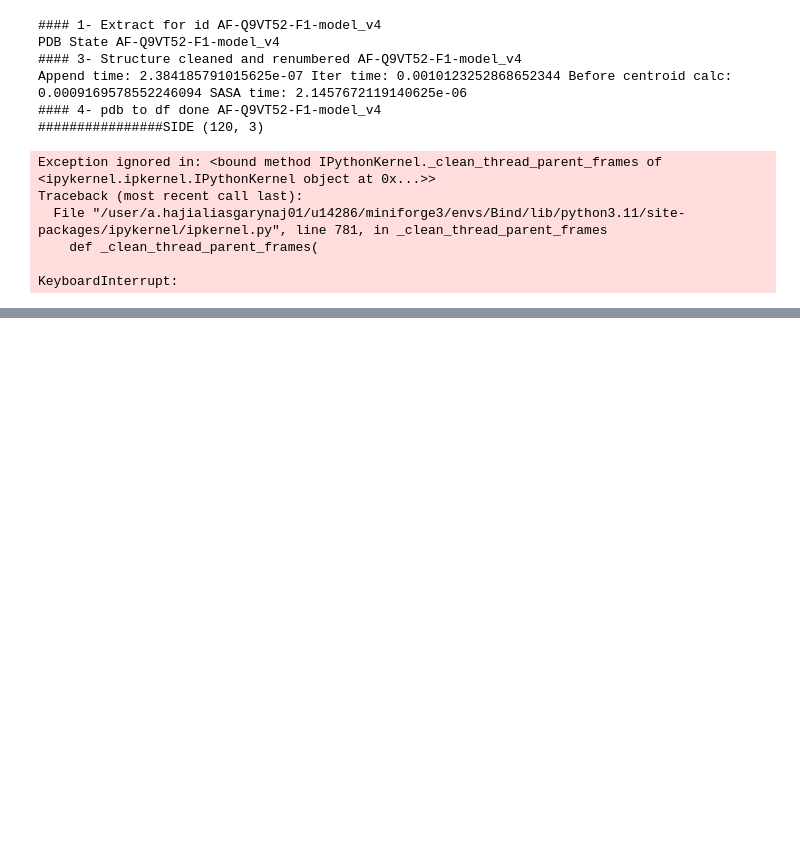
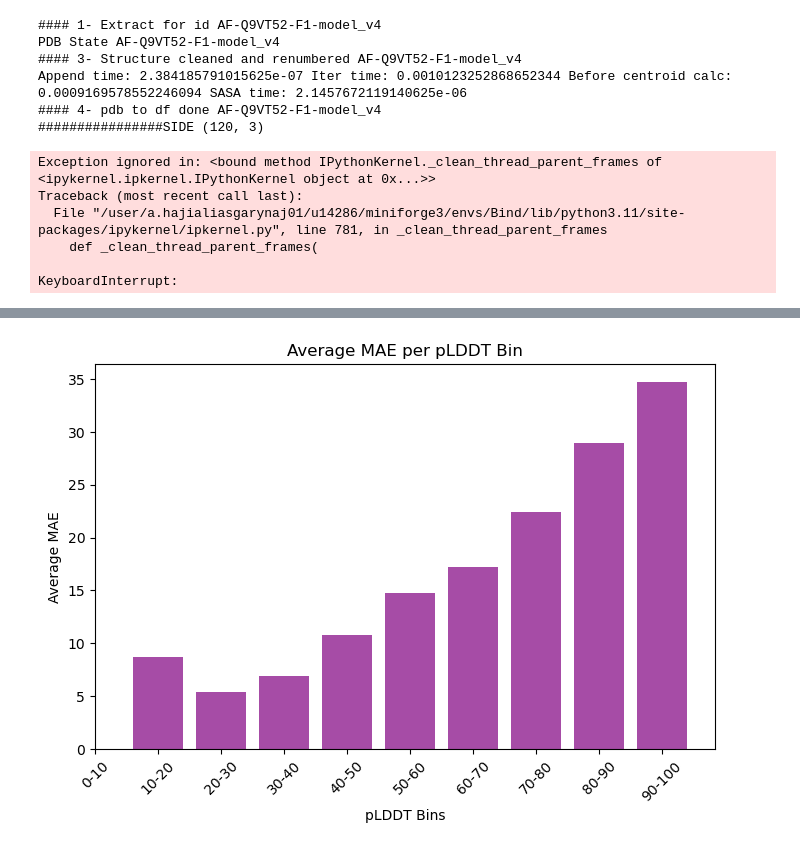
Before and after one commit to AmirAsgary/Bind, a Jupyter notebook: test.ipynb, the cells around one changed output, grey strips where cells are left out. Saved outputs shown, nothing was run; the diff lists cells and outputs as text; code cells hidden in the pictures; blank space fills up the shorter version.

```diff
--- a/test.ipynb
+++ b/test.ipynb
@@ -69,0 +340,69 @@ train_ds = tfmanager.read_dataset()
+# %%
+import numpy as np
+import pandas as pd
+import json
+
+with open('columns.json', 'r') as f:
+    columns = json.load(f)
+dim = 301
+keep_indices = [i for i in range(dim) if i not in remove_set]
+columns2 = [columns[i] for i in keep_indices]
+# =====================================================
+# 1. Bin pLDDTs into 10 bins and calculate average MAE per bin
+# =====================================================
+plddt_values = tf.squeeze(plddt_trues).numpy()
+mae_values = mae_plddt_samplewise.numpy()
+bins = np.linspace(0, 100, 11)  # 10 bins
+bin_indices = np.digitize(plddt_values, bins) - 1
+
+bin_mae = []
+for i in range(len(bins)-1):
+    mask = bin_indices == i
+    if np.any(mask):
+        bin_mae.append(mae_values[mask].mean())
+    else:
+        bin_mae.append(np.nan)
+
+plt.figure(figsize=(8, 5))
+plt.bar(range(10), bin_mae, width=0.8, color='purple', alpha=0.7)
+plt.xticks(range(10), [f"{int(bins[i])}-{int(bins[i+1])}" for i in range(10)], rotation=45)
+plt.xlabel("pLDDT Bins")
+plt.ylabel("Average MAE")
+plt.title("Average MAE per pLDDT Bin")
+plt.show()
+
+# =====================================================
+# 2. Table: Feature-wise Mean and Stddev Error
+# =====================================================
+errors = tf.abs(y_preds - y_trues).numpy()  # (N, 281)
+feature_stats = pd.DataFrame({
+    "Feature": columns2,
+    "Mean Error": errors.mean(axis=0),
+    "Stddev Error": errors.std(axis=0)
+})
+print("\nFeature-wise error stats:")
+print(feature_stats)
+
+# =====================================================
+# 3. Amino Acid Accuracy + Confusion Matrix Table
+# =====================================================
+aa_order = list("ARNDCEQGHILKMFPSTWYVX")  # 21 categories
+true_labels = tf.argmax(seq_trues_ohe, axis=-1).numpy()
+pred_labels = tf.argmax(seq_preds, axis=-1).numpy()
+
+conf_matrix = np.zeros((21, 21), dtype=np.int32)
+for t, p in zip(true_labels, pred_labels):
+    conf_matrix[t, p] += 1
+
+aa_table = []
+for i, aa in enumerate(aa_order):
+    total = conf_matrix[i].sum()
+    acc = conf_matrix[i, i] / total if total > 0 else 0
+    percentages = (conf_matrix[i] / total * 100) if total > 0 else np.zeros(21)
+    aa_table.append([acc] + list(percentages))
+
+aa_df = pd.DataFrame(aa_table, columns=["Accuracy"] + aa_order, index=aa_order)
+print("\nAmino acid accuracy/confusion table (%):")
+print(aa_df)
+# %% [output]
+[figure, added]
```
Also changed, not shown: parts of 37 cells of this notebook, 46 other files.
